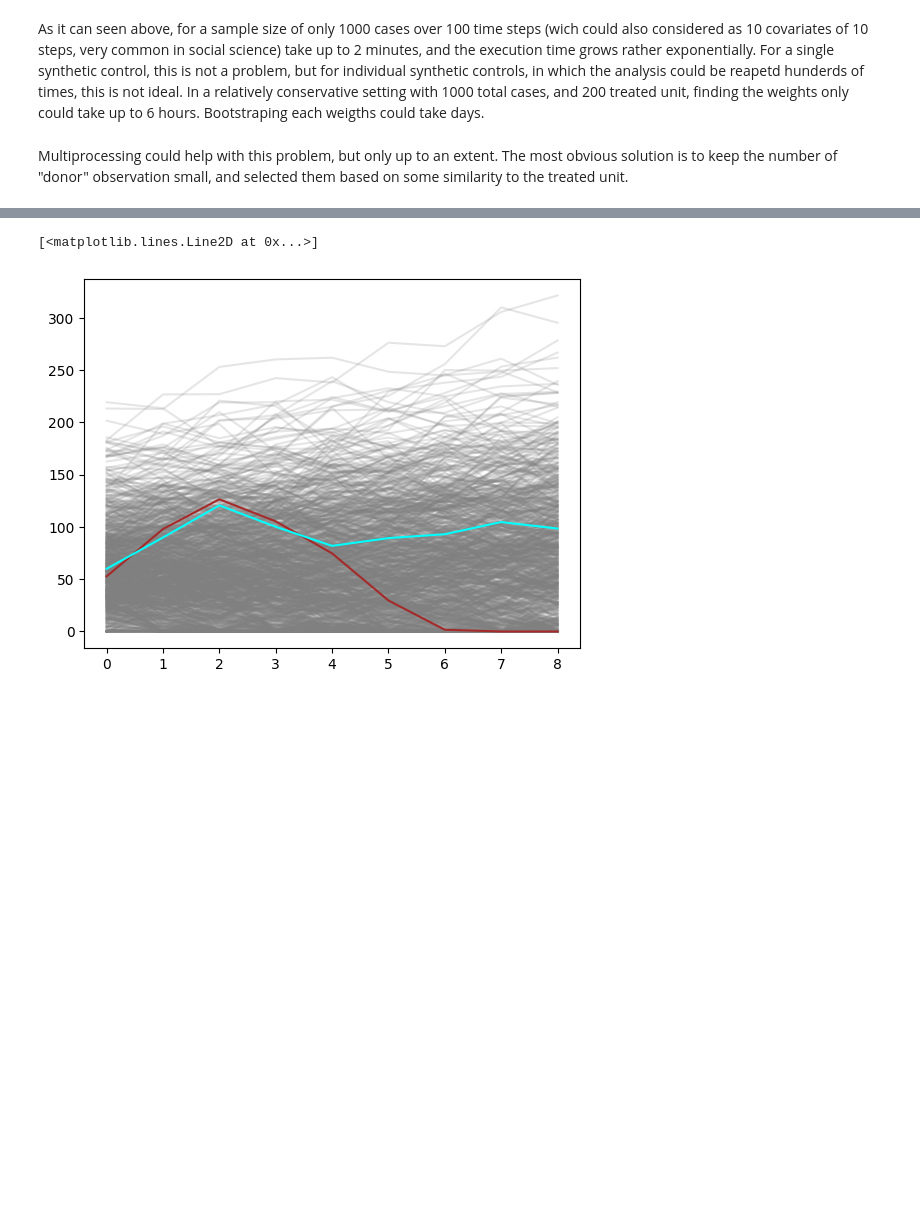
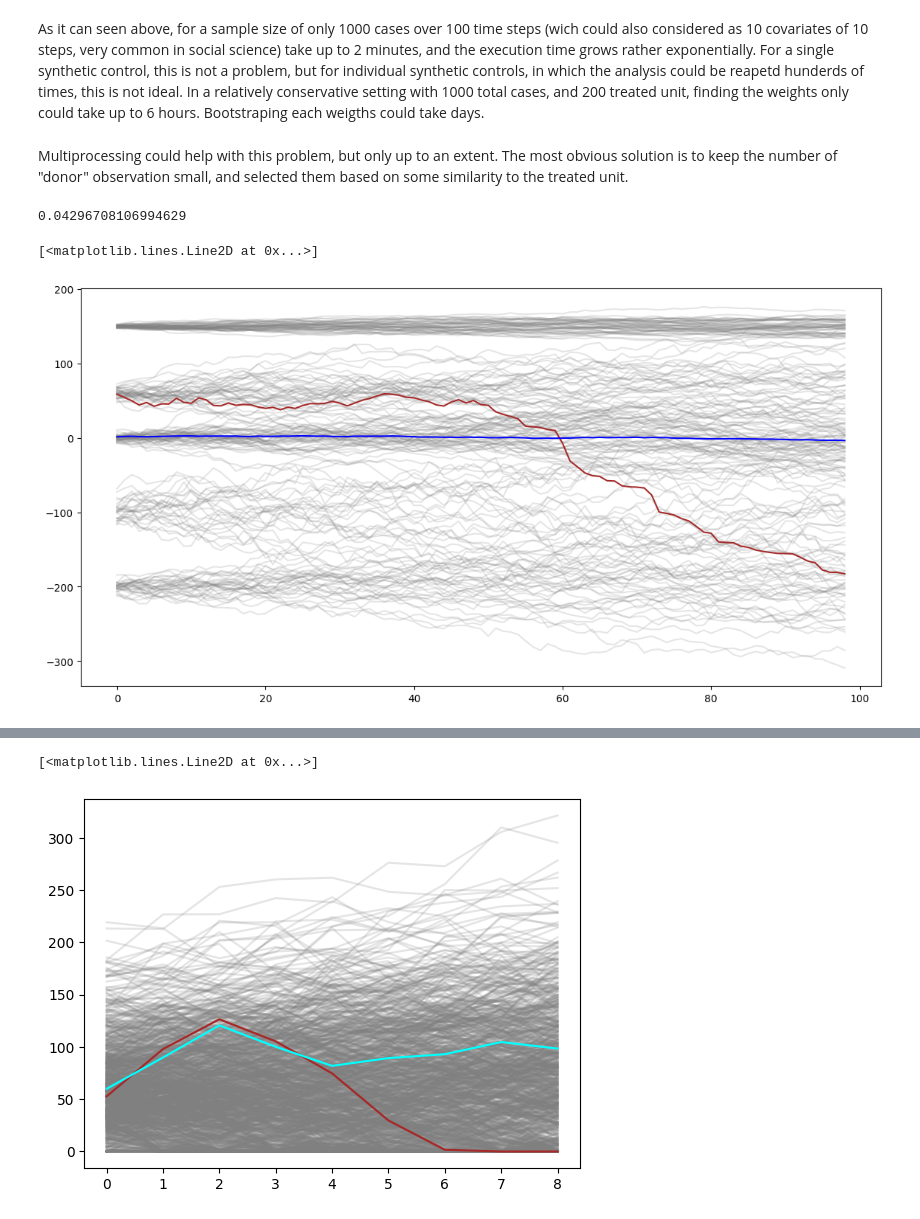
Before and after one commit to centre-for-care/costofcare, a Jupyter notebook: src/Synthetic_control_review.ipynb, the cells around one changed output, grey strips where cells are left out. Drawn from its saved outputs; the diff is of its cells as text; code cells hidden in the pictures; blank space fills up the shorter version.

```diff
--- a/src/Synthetic_control_review.ipynb
+++ b/src/Synthetic_control_review.ipynb
@@ -237,6 +239,13 @@ As it can seen above, for a sample size of only 1000 cases over 100 time steps (
 Multiprocessing could help with this problem, but only up to an extent. The most obvious solution is to keep the number of "donor" observation small, and selected them based on some similarity to the treated unit.
 # %%
 from sklearn.neighbors import KDTree
+import time
+
+s = time.time()
 kdt = KDTree(df_T0.T, leaf_size=30, metric='euclidean')
-idx = kdt.query(df_T0.T, k=50, return_distance=False)[-1, 1:]
+idx = kdt.query(df_T0.T, k=10, return_distance=False)[-1, 1:]
+f = time.time()
+print(f-s)
 Y_i2 = df_T0.iloc[:, idx]
+# %% [output]
+0.04296708106994629
@@ -242,0 +304,12 @@ Y_i2 = df_T0.iloc[:, idx]
+# %%
+df2 = gen_data_mix(100, 200)
+# %%
+plt.figure(figsize=(14, 7))
+for column in df2.drop('t', axis=1):
+    plt.plot(df2[column], color='grey', alpha=.2)
+# highlight treated unit
+plt.plot(df2['t'], color='brown')
+plt.plot(df2.drop('t', axis=1).mean(axis=1), color='blue')
+# %% [output]
+[<matplotlib.lines.Line2D at 0x...>]
+[figure, added]
```
Also changed, not shown: parts of 13 cells of this notebook, 6 other files.
